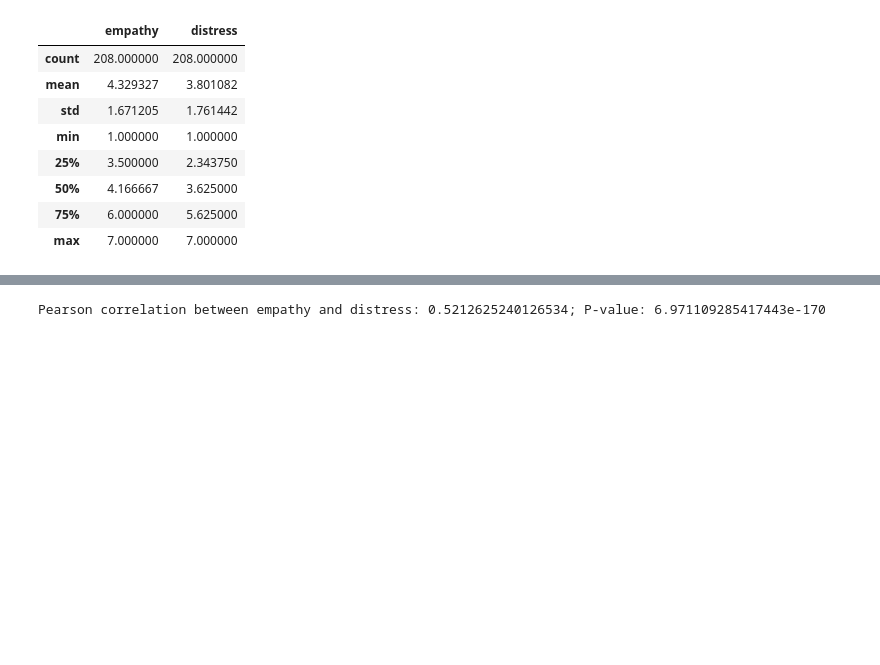
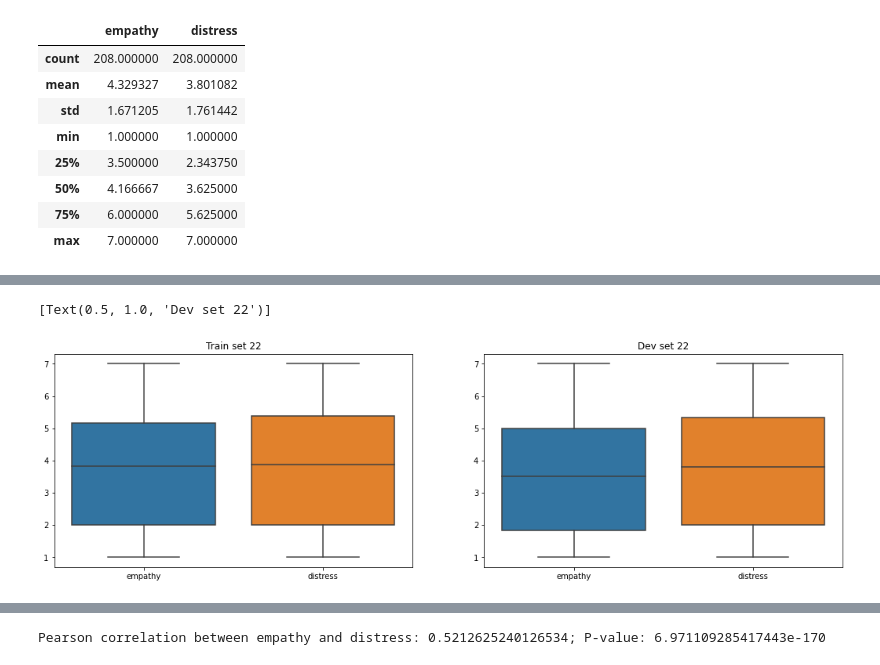
Before and after one commit to HLT-Ghisolfi-Leuzzi-Testa/WASSA-2023, a Jupyter notebook: new_EDA.ipynb, the cells around one changed output, grey strips where cells are left out. Drawn from its saved outputs; the diff is of its cells as text; code cells hidden in the pictures; blank space fills up the shorter version.

Commit message:
EMP distributions dataset 22

```diff
--- a/new_EDA.ipynb
+++ b/new_EDA.ipynb
@@ -17,6 +17,8 @@ Import dataset
 # TODO: cambiare path?
 train_essay_data = pd.read_csv('./datasets/WASSA23_essay_level_train_preproc.tsv', sep="\t")
 dev_essay_data = pd.read_csv('./datasets/WASSA23_essay_level_dev_preproc.tsv', sep="\t")
+train_essay_data22 = pd.read_csv('./datasets/WASSA22_essay_level_train_preproc.tsv', sep="\t")
+dev_essay_data22 = pd.read_csv('./datasets/WASSA22_essay_level_dev_preproc.tsv', sep="\t")
 test_essay_data = pd.read_csv('./datasets/WASSA23_essay_level_test_preproc.tsv', sep="\t")
 # TODO: togliere
 train_essay_data['emotion'] = train_essay_data['emotion'].str.lower()
@@ -427,2 +429,9 @@ sns.boxplot(data=dev_essay_data[["empathy", "distress"]], ax=ax2).set(title='Dev
+# %%
+fig, (ax1, ax2) = plt.subplots(1, 2, figsize=(18, 5))
+sns.boxplot(data=train_essay_data22[["empathy", "distress"]], ax=ax1).set(title='Train set 22')
+sns.boxplot(data=dev_essay_data22[["empathy", "distress"]], ax=ax2).set(title='Dev set 22')
+# %% [output]
+[Text(0.5, 1.0, 'Dev set 22')]
+[figure, added]
 # %%
 fig, (ax1, ax2) = plt.subplots(1, 2, figsize=(18, 5))
```
Also changed, not shown: parts of 7 cells of this notebook.
